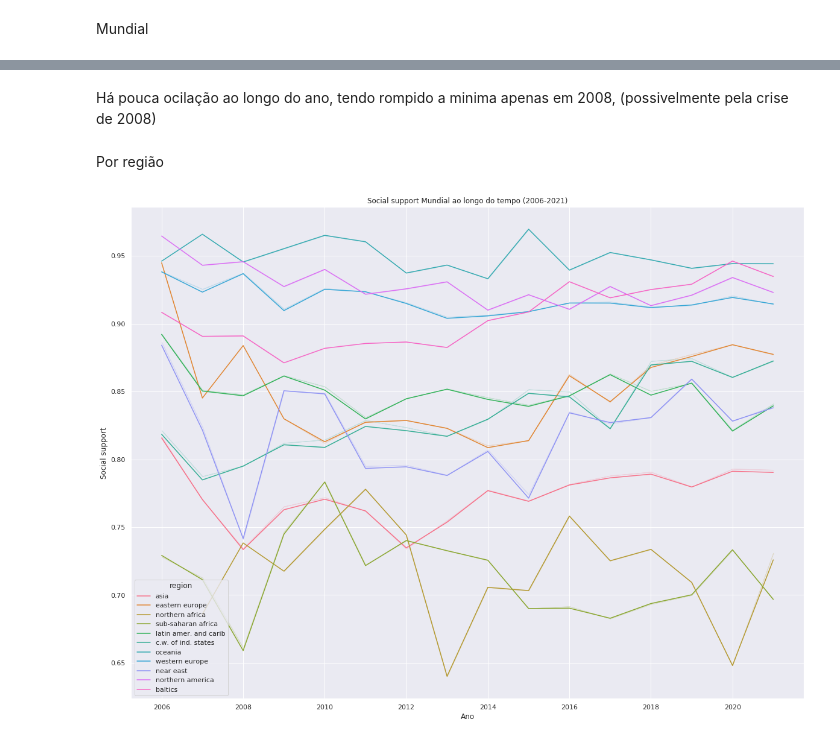
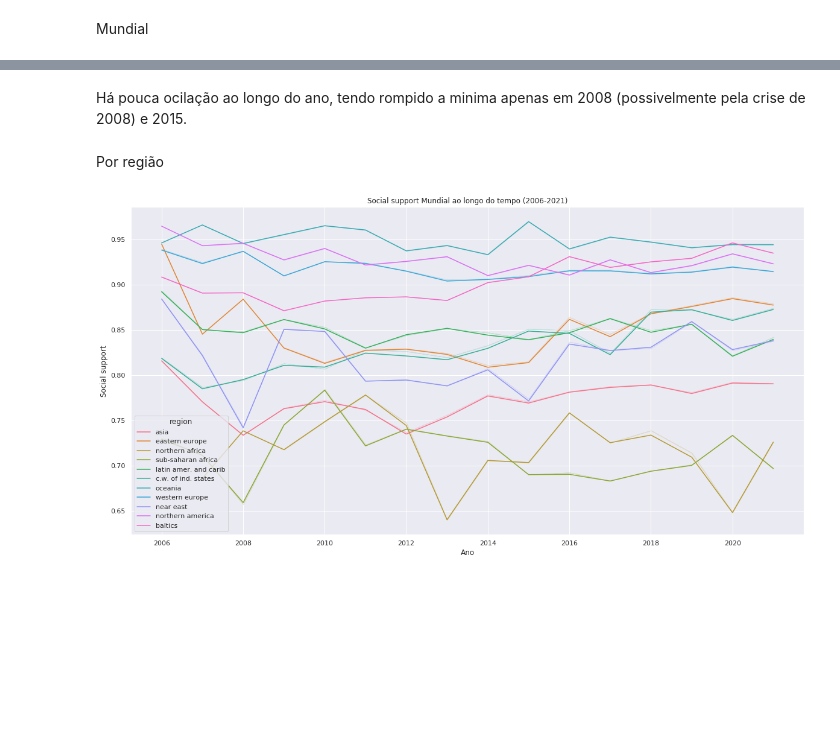
Before and after one commit to SalatielBairros/world-happiness-report, a Jupyter notebook: analysis/MultivariateAnalysis.ipynb, the cells around one changed output, grey strips where cells are left out. Saved outputs shown, nothing was run; the diff lists cells and outputs as text; code cells hidden in the pictures; blank space fills up the shorter version.

```diff
--- a/analysis/MultivariateAnalysis.ipynb
+++ b/analysis/MultivariateAnalysis.ipynb
@@ -186,8 +186,9 @@ plt.show()
 # %%
 df = pd.DataFrame(dataset, columns=['social_support', 'score'])
 
-sns.set(rc={'figure.figsize':(20,15)})
-sns.heatmap(df.corr(), annot=True, vmin=-1, vmax=1, center=0, mask=np.triu(df.corr()))
+sns.set(rc={"figure.figsize":(5, 9)})
+sns.heatmap(df.corr()[['social_support']].sort_values(by=['social_support'], ascending=False), annot=True, vmin=-1, vmax=1, center=0, mask=np.triu(df.corr()[['social_support']].sort_values(by=['social_support'], ascending=False)))
+
 plt.title('Matriz de correlação entre social_support e score')
 plt.show()
 # %% [output]
@@ -197,6 +198,7 @@ Há uma tendência de correlação entre os dois atributos. Já que a segurança
 # %% [markdown]
 2. Relação entre social_support e região do mundo
 # %%
+sns.set(rc={"figure.figsize":(15, 10)})
 sns.barplot(x="social_support", y="region", data=dataset, ci = None)
 plt.title('Região X Suporte ')
 plt.ylabel('Regiões')
@@ -211,6 +213,7 @@ Mais da metade das regiões acreditam que tem pessoas com que possam contar em c
 # %% [markdown]
 Mundial
 # %%
+sns.set(rc={"figure.figsize":(20, 10)})
 sns.lineplot(data=dataset[dataset['year']>2005], x='year', y='social_support')
 plt.title('Social support Mundial ao longo do tempo (2006-2021)')
 plt.xlabel('Ano')
@@ -221,12 +224,13 @@ plt.show()
 # %% [markdown]
-Há pouca ocilação ao longo do ano, tendo rompido a minima apenas em 2008, (possivelmente pela crise de 2008)
+Há pouca ocilação ao longo do ano, tendo rompido a minima apenas em 2008 (possivelmente pela crise de 2008) e 2015.
 # %% [markdown]
 Por região
 # %%
+sns.set(rc={"figure.figsize":(20, 10)})
 sns.lineplot(data=dataset[dataset['year']>2005], x='year', y='social_support', hue='region', ci=0, legend='brief')
 plt.title('Social support Mundial ao longo do tempo (2006-2021)')
 plt.xlabel('Ano')
 plt.ylabel('Social support')
 plt.show()
 # %% [output]
-[figure, old version]
+[figure, new version]
```
Also changed, not shown: parts of 14 cells of this notebook.
